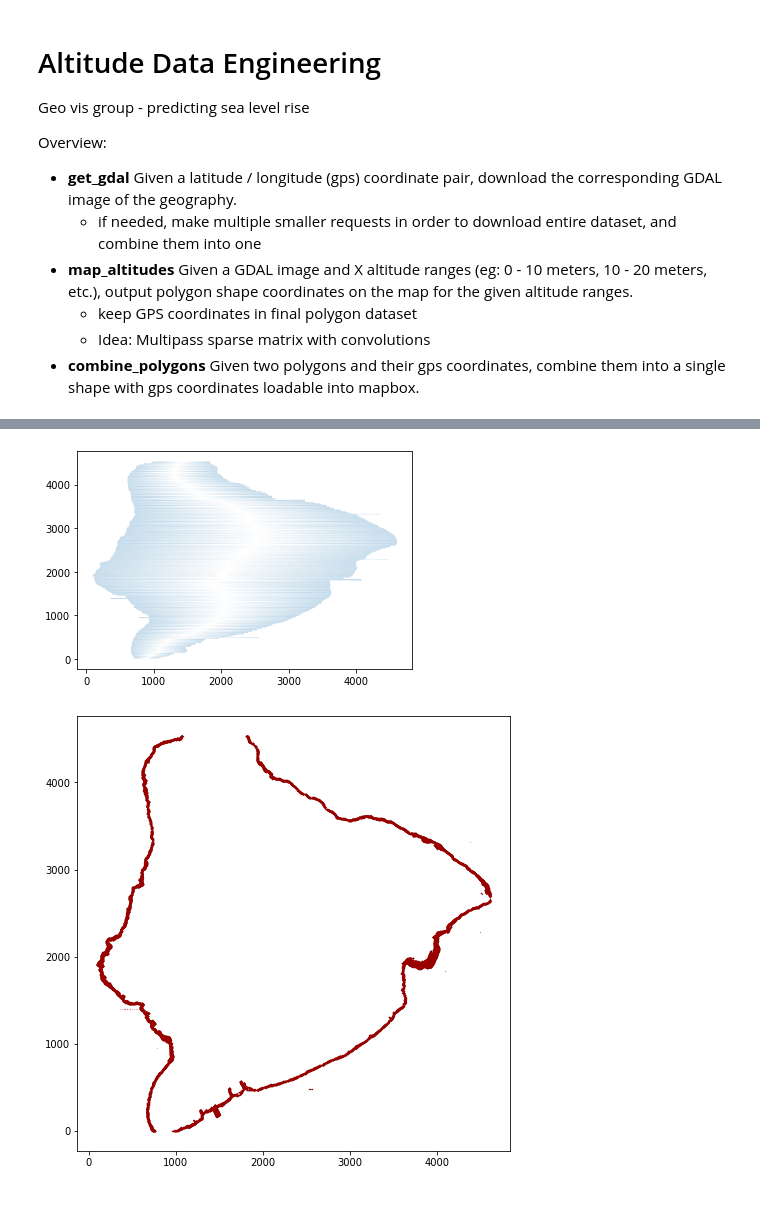
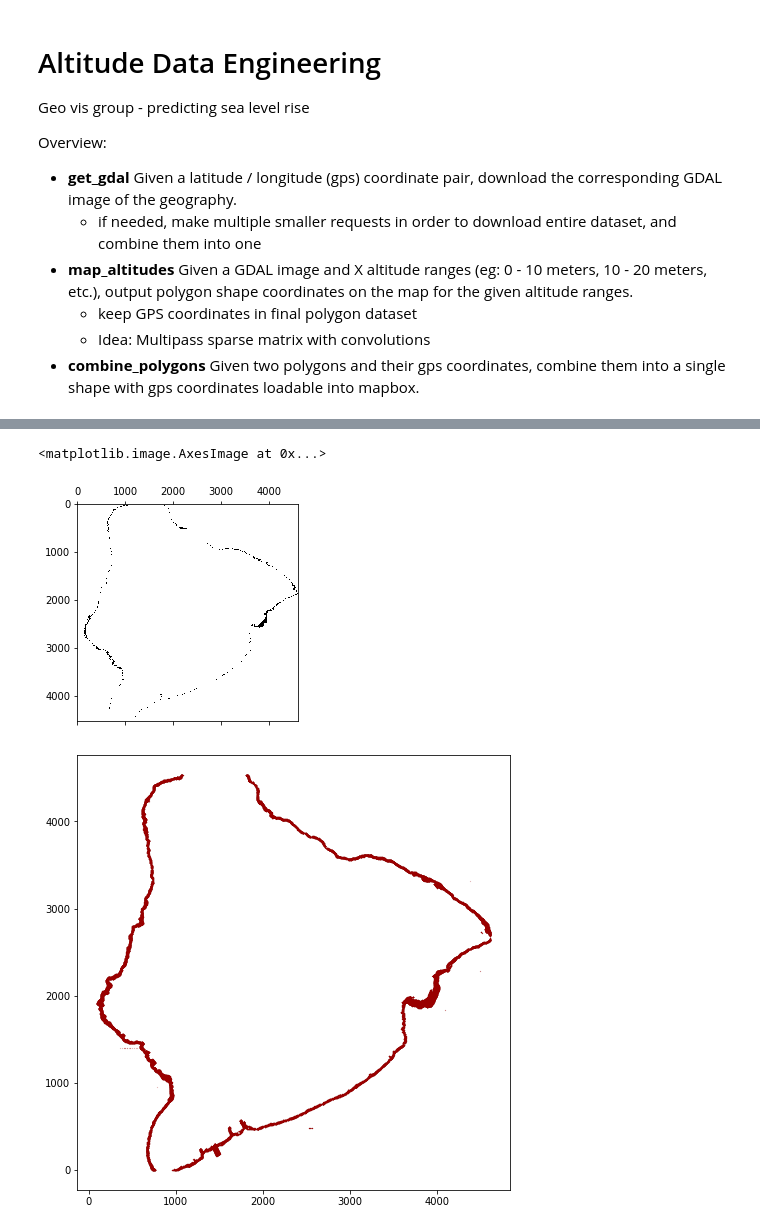
Before and after one commit to blakedallen/geo-viz-group, a Jupyter notebook: Data Engineering.ipynb, the cells around one changed output, grey strips where cells are left out. Saved outputs shown, nothing was run; the diff lists cells and outputs as text; code cells hidden in the pictures; blank space fills up the shorter version.

```diff
--- a/Data Engineering.ipynb
+++ b/Data Engineering.ipynb
@@ -196,23 +184,26 @@ if len(buffer_x) > 0:
+# %%
+plt.spy(matrices["10-20"])
+# %% [output]
+<matplotlib.image.AxesImage at 0x...>
+[figure, added]
 # %%
 #PLOT SHAPE USING POLYGONS
-from matplotlib.collections import PatchCollection
-from matplotlib.patches import Polygon
+# from matplotlib.collections import PatchCollection
+# from matplotlib.patches import Polygon
 
 
-patches = []
-colors = []
-#example = [[[0,1],[0,2],[2,2]], [[1,1],[1,2],[3,2]] ]
+# patches = []
+# colors = []
+# #example = [[[0,1],[0,2],[2,2]], [[1,1],[1,2],[3,2]] ]
 
-for s in polys:
-    patches.append(Polygon(s))
+# for s in polys:
+#     patches.append(Polygon(s))
 
-fig, ax = plt.subplots()
-p = PatchCollection(patches, alpha=0.25)
-ax.add_collection(p)
-ax.autoscale()
-plt.show()
+# fig, ax = plt.subplots()
+# p = PatchCollection(patches, alpha=0.25)
+# ax.add_collection(p)
+# ax.autoscale()
+# plt.show()
-# %% [output]
-[figure, removed]
 # %%
 #PLOT ALL POINTS BY LEVEL
 colors = [
```
Also changed, not shown: parts of 11 cells of this notebook, 8 other files.
